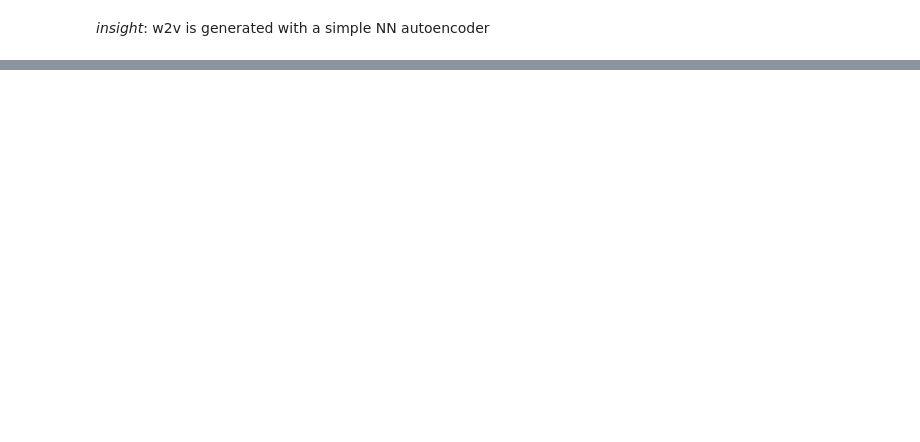
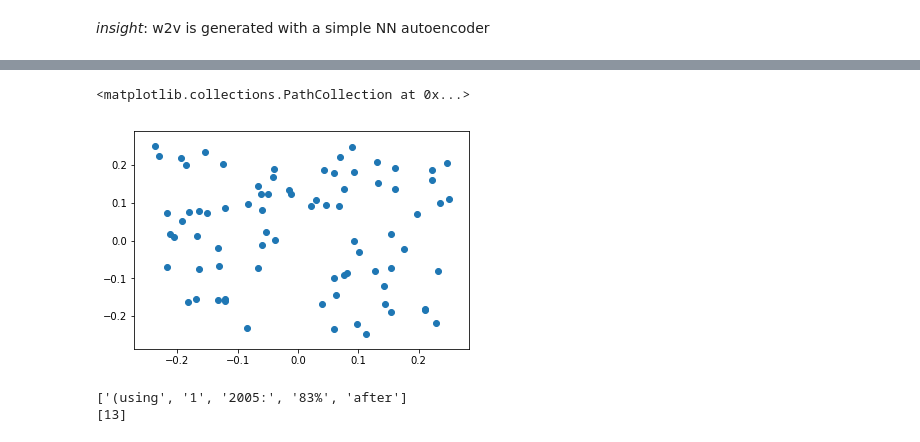
Before and after one commit to matthewwritter/keras_sandbox01, a Jupyter notebook: sandbox_keras.ipynb, the cells around one changed output, grey strips where cells are left out. Drawn from its saved outputs; the diff is of its cells as text; code cells hidden in the pictures; blank space fills up the shorter version.

```diff
--- a/sandbox_keras.ipynb
+++ b/sandbox_keras.ipynb
@@ -72,10 +88,10 @@ np.random.shuffle(sample_l)
 # %%
 test_ix = int(len(sample_l)*test_pct)
 
-with open(DATADIR+output_file_base+'_train.jsonl', 'w') as outfile:
+with open(DATADIR+raw_data+'_train.jsonl', 'w') as outfile:
     outfile.write('\n'.join(sample_l[test_ix:]))
 
-with open(DATADIR+output_file_base+'_train.jsonl', 'w') as outfile:
+with open(DATADIR+raw_data+'_test.jsonl', 'w') as outfile:
     outfile.write('\n'.join(sample_l[:test_ix]))
 # %%
 ! ls -lah sandbox_data/*jsonl
@@ -159,24 +179,26 @@ print(labels)
 # %% [markdown]
 _insight_: w2v is generated with a simple NN autoencoder
 # %%
-###
-# W2V_STEP
-###
+# train_w2v.py
 
-# loading_dock: [local] train text
-# processing: gensim w2v
-# dial: estimate based on train size
-# shipping_dock: [local] gensim model
-output_file = 'w2v'
+# Input
+preprocessed_data = 'preprocessed.txt'
+
+#Knobs
+embedding_dim = 2
+
+# Output
+w2v_weights_and_word_index_mapping = 'w2v_weights_and_word_index_mapping.h5'
 
 class W2VIter:
     def __init__(self, texts):
-        self.texts = texts.values()
+        self.texts = texts
     def __iter__(self):
         for text in self.texts:
-            yield [token for token in text if token != '']
+            yield [token for token in text.split(',') if token != '']
 
-w2viter = W2VIter(texts)
+with open(DATADIR+preprocessed_data, 'r') as f:
+    w2viter = W2VIter(f.read().split('\n'))
 
 import logging
 from gensim.models import Word2Vec
@@ -184,12 +206,5 @@ from gensim.models import Word2Vec
 logger= logging.getLogger()
 logging.basicConfig(format='%(asctime)s : %(levelname)s : %(message)s', level=logging.INFO)
 
-# TODO This doesn't work yet
-class EpochFilter(logging.Filter):
-    def filter(self, record):
-        return record.getMessage().contains('EPOCH')
-
-logger.addFilter(EpochFilter())
-
-w2v = Word2Vec(w2viter, iter=2, min_count=1, size=100, workers=2)
+w2v = Word2Vec(w2viter, iter=1, min_count=1, size=embedding_dim, workers=2)
 # %% [output]
@@ -273,0 +269,8 @@ array([[-0.00253542, -0.00189092, -0.00271564,  0.00188061,  0.00152182],
+# %%
+%matplotlib inline
+import matplotlib.pyplot as plt
+
+plt.scatter(weights[:, 0], weights[:, 1])
+# %% [output]
+<matplotlib.collections.PathCollection at 0x...>
+[figure, added]
@@ -274,3 +287,10 @@ array([[-0.00253542, -0.00189092, -0.00271564,  0.00188061,  0.00152182],
+# %%
+with h5py.File(DATADIR+w2v_weights_and_word_index_mapping, "r") as f:
+    print(list(f['word_to_index'].keys())[:5])
+    print(f['word_to_index']['you'][()])
+# %% [output]
+['(using', '1', '2005:', '83%', 'after']
+[13]
 # %%
 # index_text.py
 
```
Also changed, not shown: parts of 22 cells of this notebook, 1 other file.
